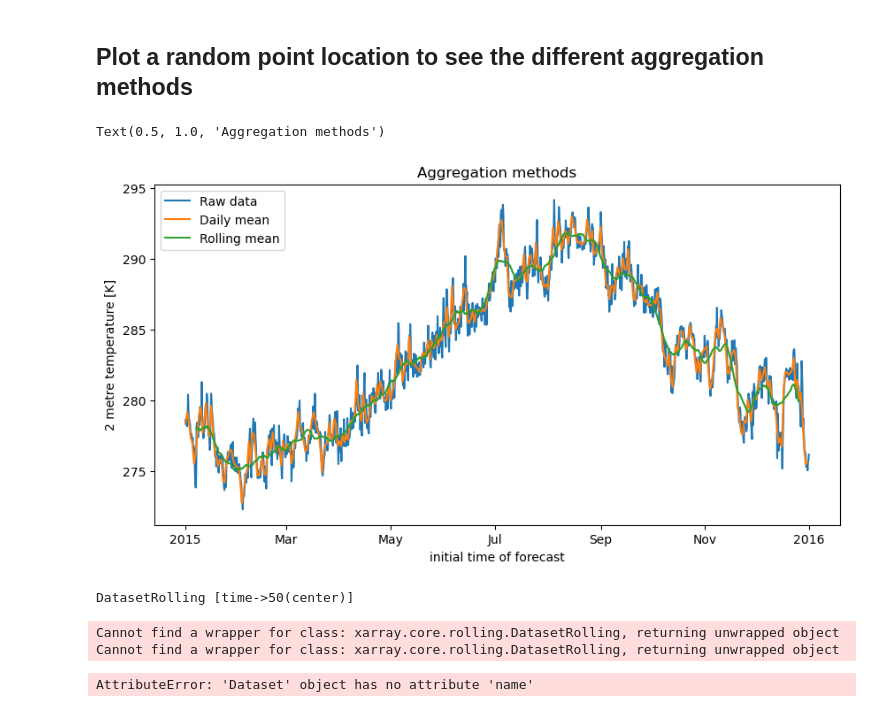
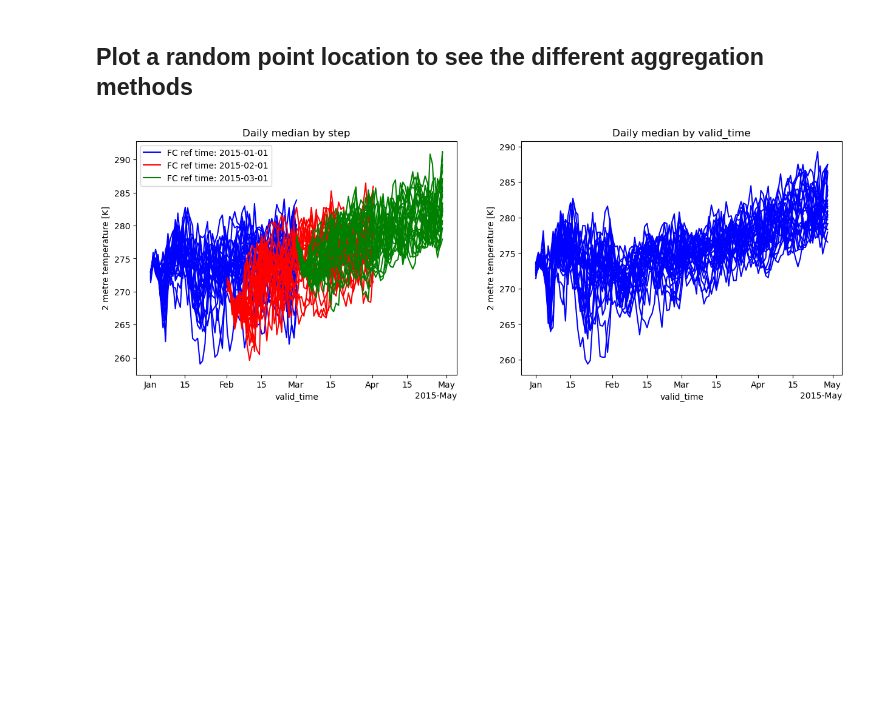
Before and after one commit to ecmwf/earthkit-transforms, a Jupyter notebook: docs/notebooks/temporal/03-seas5-daily-statistics.ipynb, the cells around one changed output. Cells and saved outputs as stored; diff of their text form; code cells hidden in the pictures; blank space fills up the shorter version.

Commit message:
temporal docs and tests added

```diff
--- a/docs/notebooks/temporal/03-seas5-daily-statistics.ipynb
+++ b/docs/notebooks/temporal/03-seas5-daily-statistics.ipynb
@@ -76,0 +53,8 @@ Attributes:
+# %%
+seas_daily_median_by_step = ek_aggregate.temporal.daily_median(
+    seas5_xr, time_dim="step"
+)
+seas_daily_median_by_step.coords["valid_time"] = (
+    seas_daily_median_by_step["time"] + seas_daily_median_by_step["step"]
+)
+seas_daily_median_by_step
@@ -77,5 +79,5 @@ Attributes:
 # %%
-seas5_daily_mean = ek_aggregate.temporal.daily_mean(seas5_data, time_dim="valid_time")
-seas5_daily_mean
+seas5_daily_median_by_vt = ek_aggregate.temporal.daily_median(seas5_data, time_dim="valid_time")
+seas5_daily_median_by_vt
 # %% [output]
 <xarray.Dataset> Size: 15MB
@@ -347,29 +102,39 @@ history :
 # %% [markdown]
 ## Plot a random point location to see the different aggregation methods
-# %%
-isel_kwargs = {"latitude":100, "longitude":100}
-
-fig, ax = plt.subplots(ncols=1, nrows=1, figsize=(10,5))
-
-era5_data.to_xarray().t2m.isel(**isel_kwargs).plot(label='Raw data', ax=ax)
-era5_daily_mean.t2m.isel(**isel_kwargs).plot(label='Daily mean', ax=ax)
-era5_rolling.t2m_mean.isel(**isel_kwargs).plot(label='Rolling mean', ax=ax)
-# figure = fig[0].get_figure()
-ax.legend(loc=2)
-ax.set_title("Aggregation methods")
-# %% [output]
-Text(0.5, 1.0, 'Aggregation methods')
-[figure, removed]
-# %%
-rolling_kwargs =  {'time': 50, 'center': True}
-reduce_kwargs =  {}
-data_rolling = era5_data.to_xarray().rolling(**rolling_kwargs)
-data_rolling
-# %% [output]
-DatasetRolling [time->50(center)]
-# %%
-ek_aggregate.temporal.reduce(data_rolling)
-# %% [output]
-Cannot find a wrapper for class: xarray.core.rolling.DatasetRolling, returning unwrapped object
-Cannot find a wrapper for class: xarray.core.rolling.DatasetRolling, returning unwrapped object
-AttributeError: 'Dataset' object has no attribute 'name'
+# %%
+isel_kwargs = {"latitude":20, "longitude":20}
+
+fig, axes = plt.subplots(ncols=2, nrows=1, figsize=(15,5))
+
+forecast_colours = ["blue", "red", "green"]
+
+# era5_data.to_xarray().t2m.isel(**isel_kwargs).plot(label='Raw data', ax=ax)
+f_kwargs = {"label": "Daily median over step"}
+
+for itime in range(3):
+    for number in range(25):
+        t_data = seas_daily_median_by_step.t2m_daily_median.isel(**isel_kwargs, number=number, time=itime)
+        if number == 0:
+            extra_kwargs = {"label": f"FC ref time: {str(t_data.time.values)[:10]}"}
+        else:
+            extra_kwargs = {}
+        t_data.plot(
+            x = "valid_time",
+            ax=axes[0], color=forecast_colours[itime], **extra_kwargs
+        )
+axes[0].legend(loc=2)
+axes[0].set_title("Daily median by step")
+
+for number in range(25):
+    t_data = seas5_daily_median_by_vt.t2m_daily_median.isel(**isel_kwargs, number=number)
+    extra_kwargs = {}
+    t_data.plot(
+        x = "valid_time",
+        ax=axes[1], color=forecast_colours[0], **extra_kwargs
+        )
+# axes[1].legend(loc=2)
+axes[1].set_title("Daily median by valid_time")
+
+plt.show()
+# %% [output]
+[figure, added]
```
Also changed, not shown: parts of 20 cells of this notebook, 4 other files.
